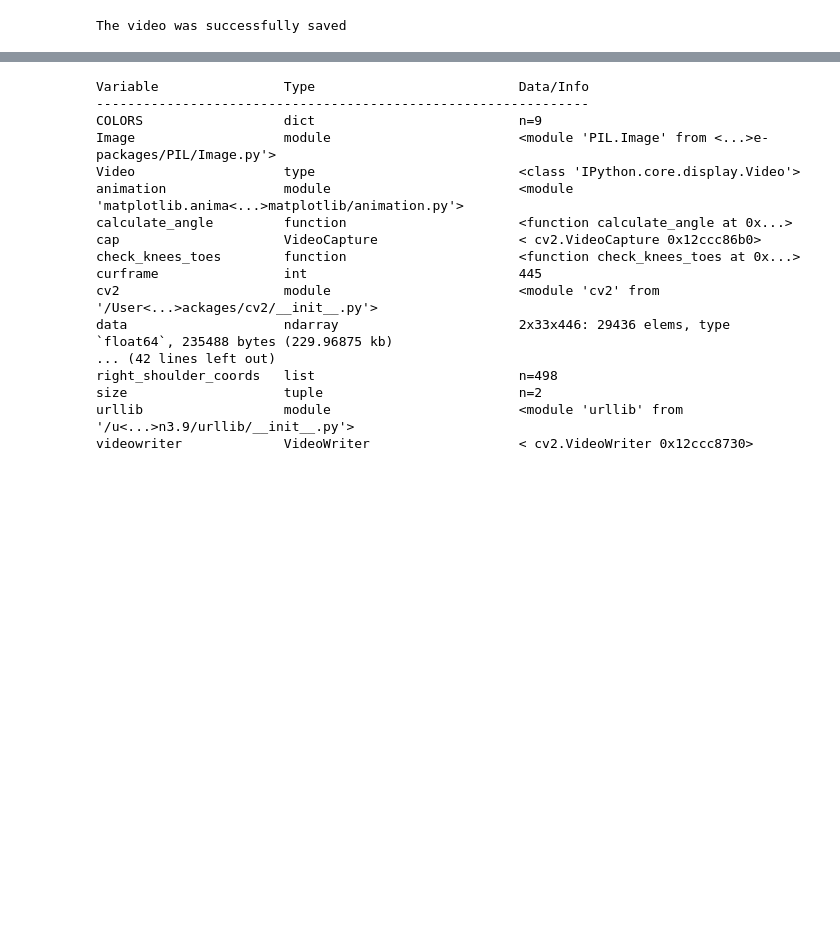
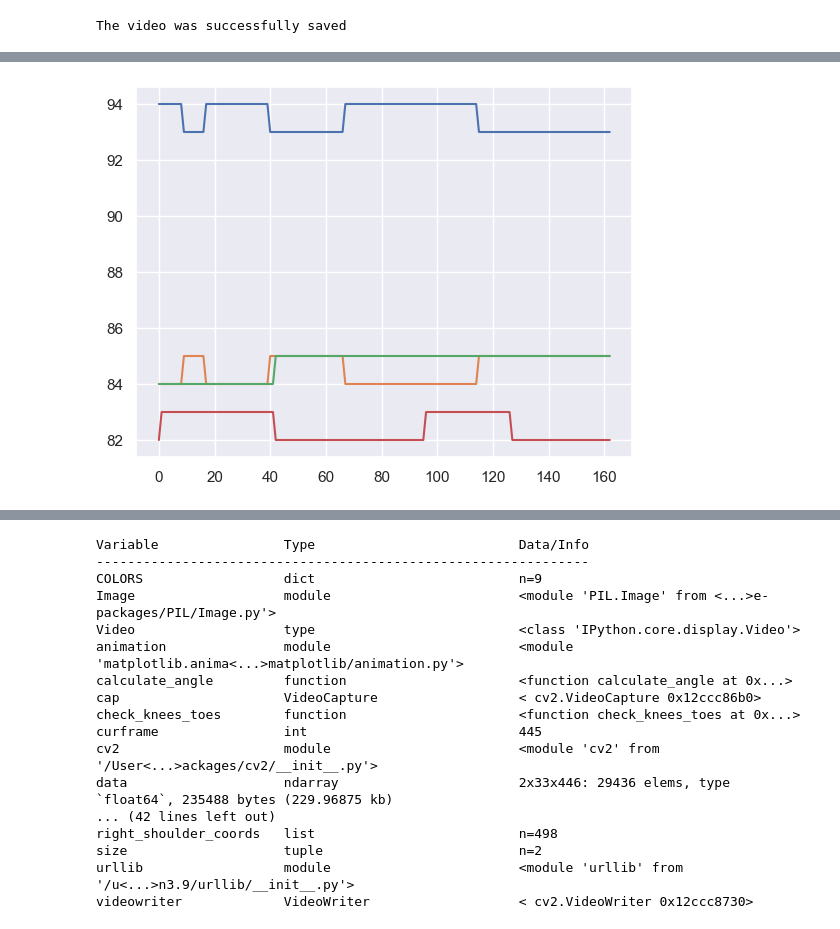
Before and after one commit to joshabbott/ai-formtrainer, a Jupyter notebook: demo_code/Pose Estimation - Process and Analyze Video File.ipynb, the cells around one changed output, grey strips where cells are left out. Saved outputs shown, nothing was run; the diff lists cells and outputs as text; code cells hidden in the pictures; blank space fills up the shorter version.

```diff
--- a/demo_code/Pose Estimation - Process and Analyze Video File.ipynb
+++ b/demo_code/Pose Estimation - Process and Analyze Video File.ipynb
@@ -203,0 +518,5 @@ COLORS = {
+# %%
+for i in range(4):
+    plt.plot(angles_data[:,i])
+# %% [output]
+[figure, added]
```
Also changed, not shown: parts of 23 cells of this notebook, 1 other file.
